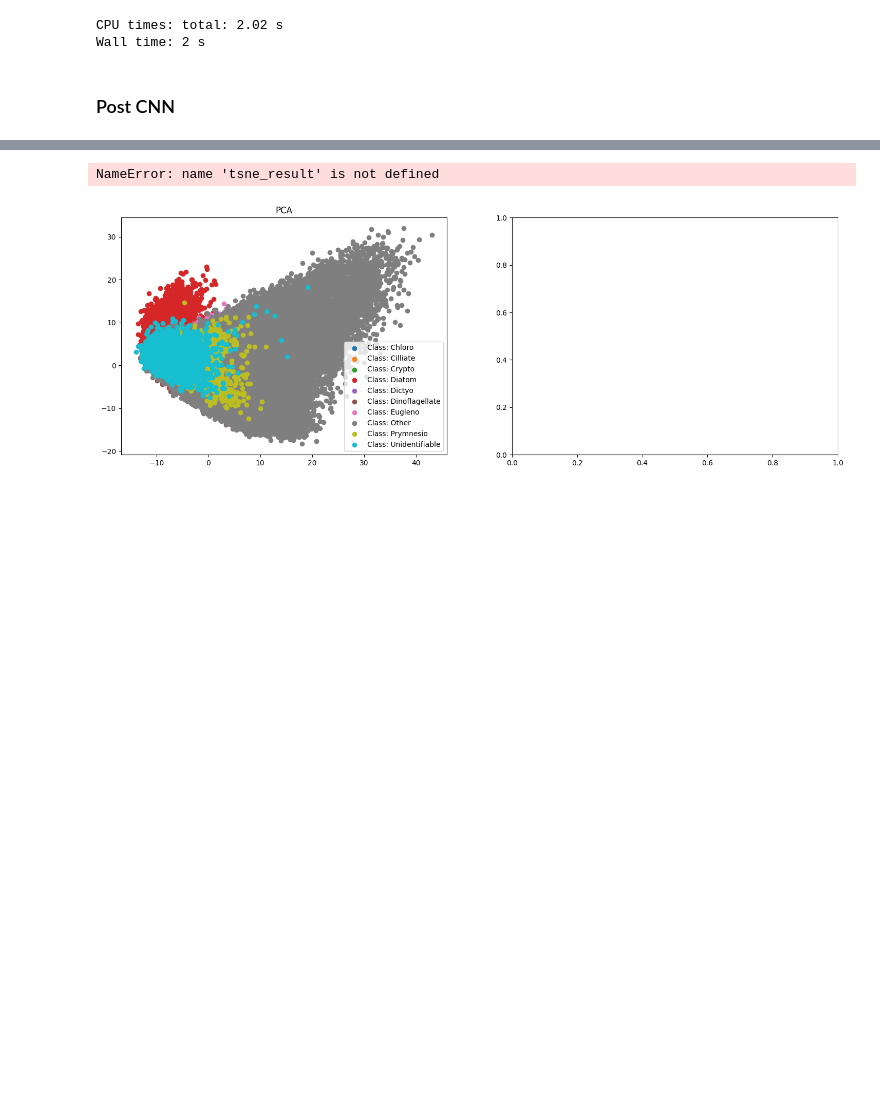
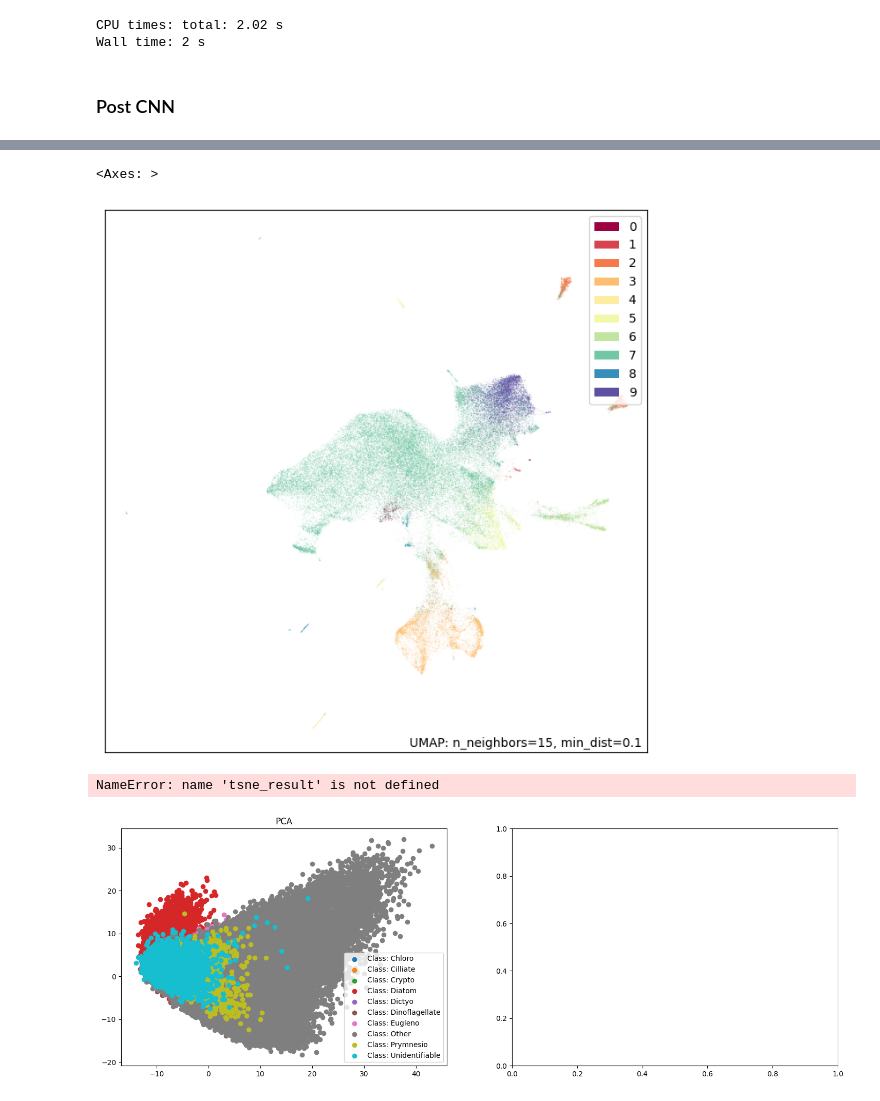
Before and after one commit to chandlerault/PIVOT, a Jupyter notebook: notebooks/Parallelized_Feature_Vectors.ipynb, the cells around one changed output, grey strips where cells are left out. Cells and saved outputs as stored; diff of their text form; code cells hidden in the pictures; blank space fills up the shorter version.

```diff
--- a/notebooks/Parallelized_Feature_Vectors.ipynb
+++ b/notebooks/Parallelized_Feature_Vectors.ipynb
@@ -487,0 +566,6 @@ Wall time: 180 ms
+# %%
+%%time
+umap_result = umap.UMAP().fit(data_matrix)
+
+umap.plot.points(umap_result, labels=class_labels)
+# %% [output]
@@ -488,3 +574,5 @@ Wall time: 180 ms
+<Axes: >
+[figure, added]
 # %%
 %%time
 # UMAP
```
Also changed, not shown: parts of 22 cells of this notebook, 4 other files.
